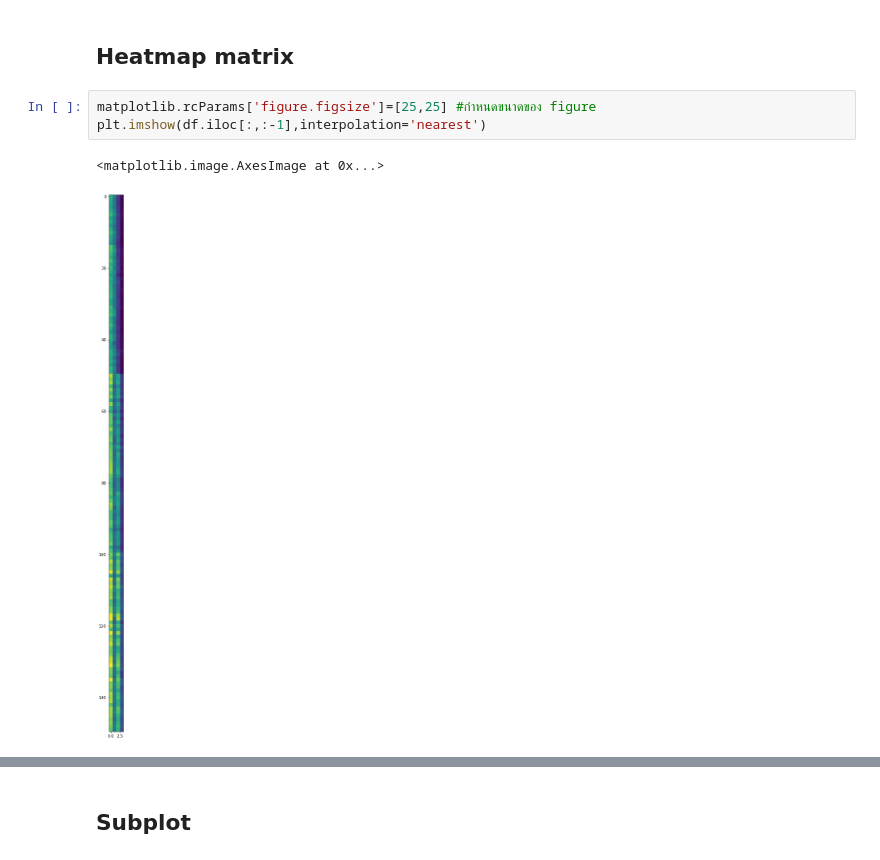
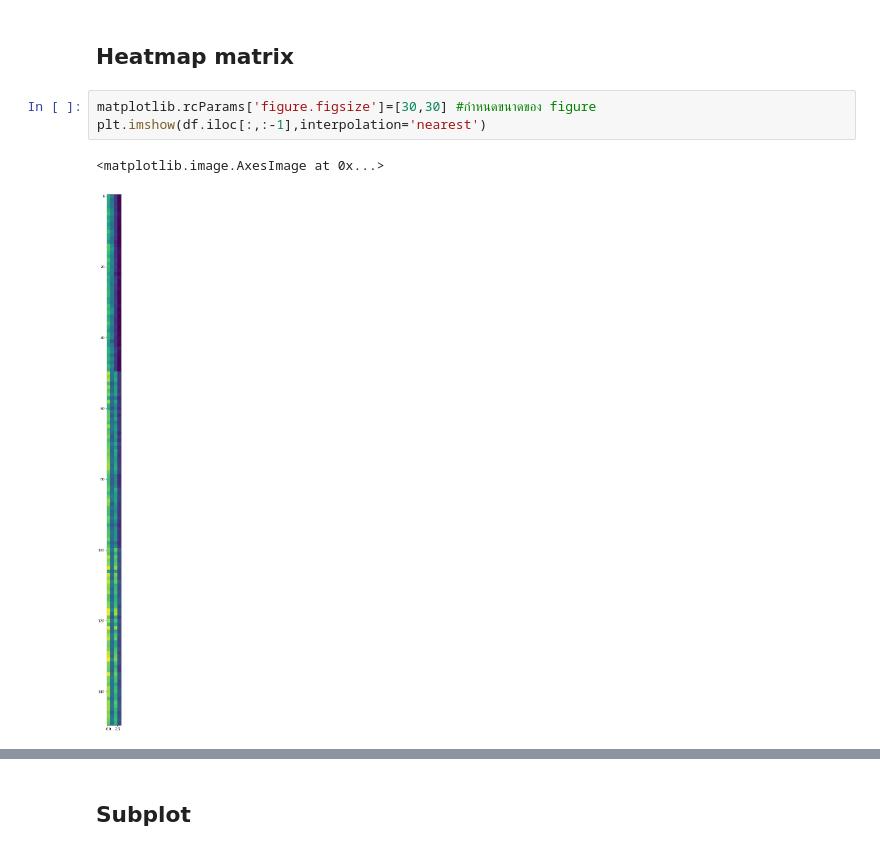
Before and after one commit to SAPUII/BasicProg_DataViz65, a Jupyter notebook: DataViz01_Table_Data.ipynb, the cells around one changed output, grey strips where cells are left out. Saved outputs shown, nothing was run; the diff lists cells and outputs as text.

```diff
--- a/DataViz01_Table_Data.ipynb
+++ b/DataViz01_Table_Data.ipynb
@@ -86,11 +86,11 @@ import matplotlib
 # %% [markdown]
 ## Heatmap matrix
 # %%
-matplotlib.rcParams['figure.figsize']=[25,25] #กำหนดขนาดของ figure
+matplotlib.rcParams['figure.figsize']=[30,30] #กำหนดขนาดของ figure
 plt.imshow(df.iloc[:,:-1],interpolation='nearest')
 # %% [output]
 <matplotlib.image.AxesImage at 0x...>
-[figure, old version]
+[figure, new version]
 # %%
 plt.imshow(df.iloc[:,:-1],interpolation='nearest',cmap = 'hot')
 # %% [output]
```
Also changed, not shown: parts of 9 cells of this notebook.
